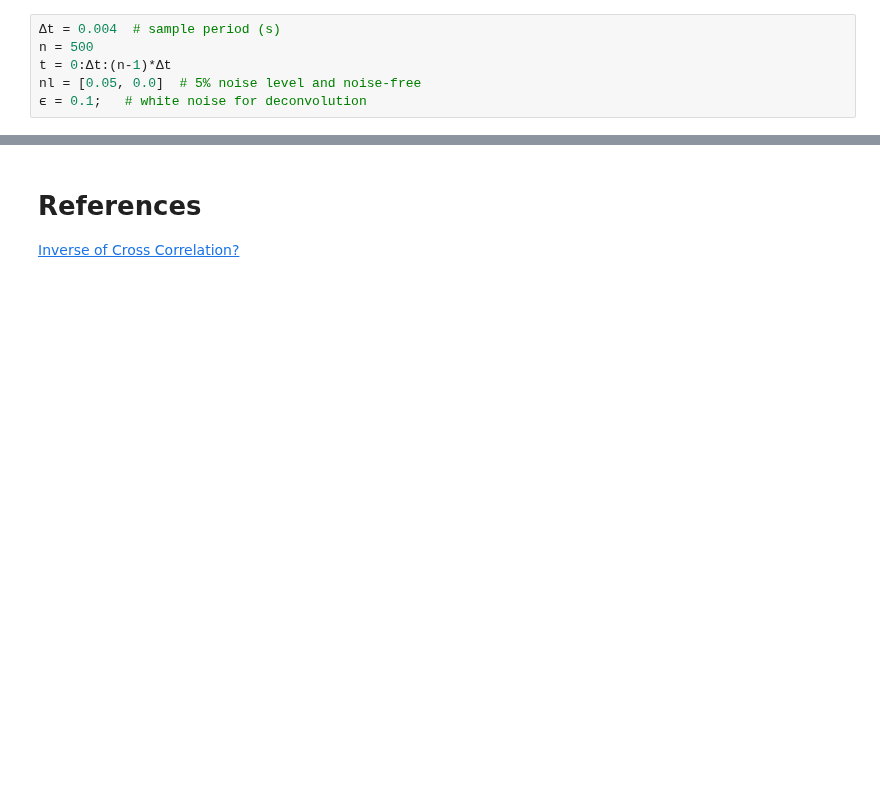
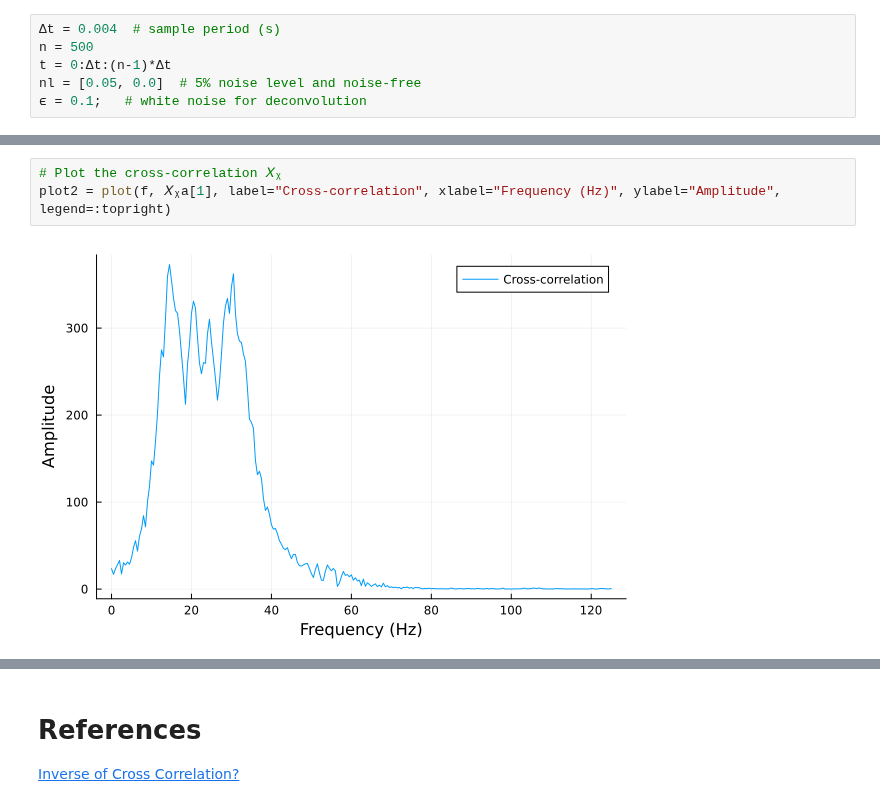
Before and after one commit to setrar/DigiCom, a Jupyter notebook: Labs/TP1/xcorr.jl.ipynb, the cells around one changed output, grey strips where cells are left out. Cells and saved outputs as stored; diff of their text form; blank space fills up the shorter version.

```diff
--- a/Labs/TP1/xcorr.jl.ipynb
+++ b/Labs/TP1/xcorr.jl.ipynb
@@ -36,0 +41,5 @@ s1_decon = [real(ifft(S1_decon)) for S1_decon in S1_decon]
+# %%
+# Plot the cross-correlation 𝑋ᵪ
+plot2 = plot(f, 𝑋ᵪa[1], label="Cross-correlation", xlabel="Frequency (Hz)", ylabel="Amplitude", legend=:topright)
+# %% [output]
+[figure, added]
```
Also changed, not shown: parts of 13 cells of this notebook.
